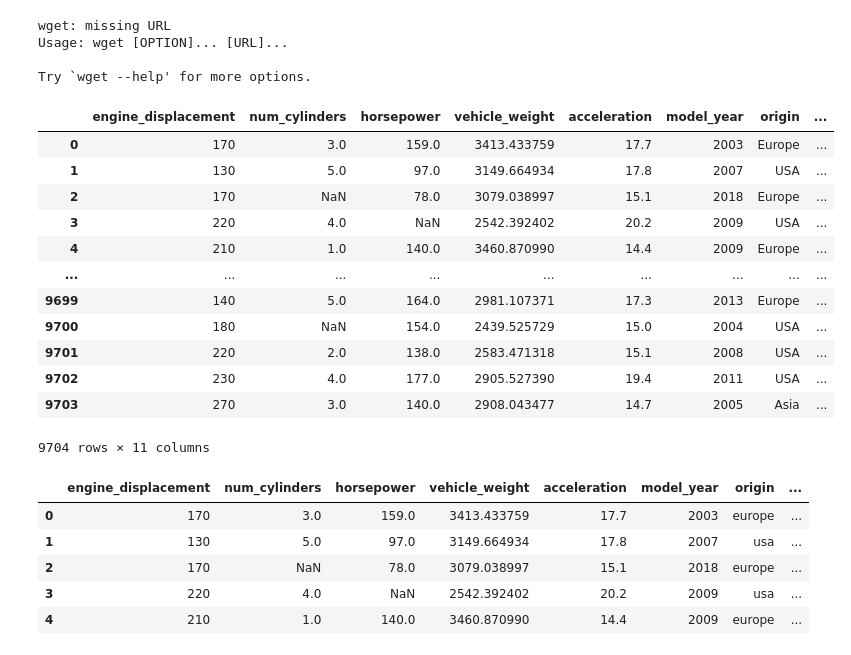
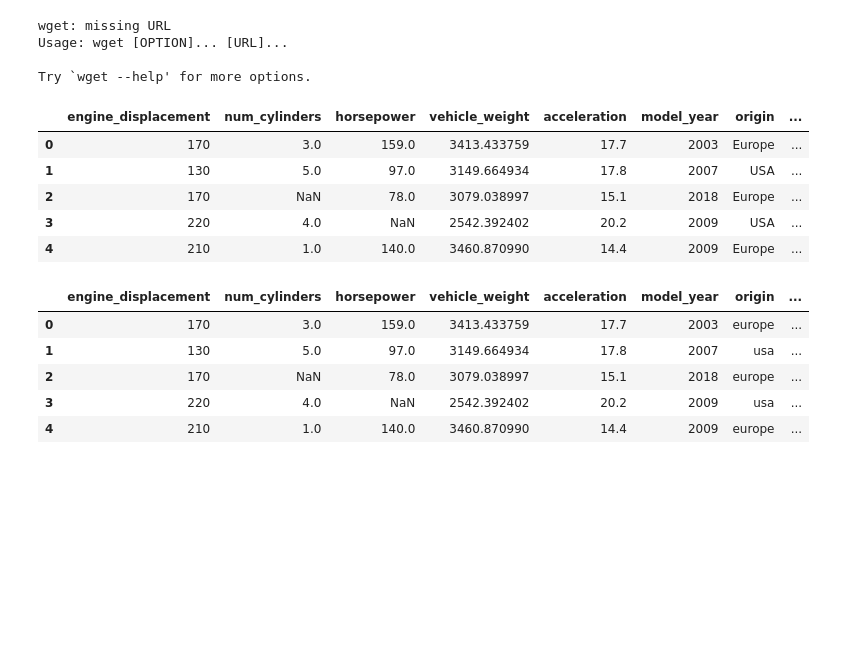
Before and after one commit to Gachaupatrick/machine-learning-zoomcamp-homework-, a Jupyter notebook: 02-Regression/homework.ipynb, the cells around one changed output. Cells and saved outputs as stored; diff of their text form; code cells hidden in the pictures; blank space fills up the shorter version.

```diff
--- a/02-Regression/homework.ipynb
+++ b/02-Regression/homework.ipynb
@@ -17,21 +17,14 @@ Try `wget --help' for more options.
 # %%
 df = pd.read_csv('car_fuel_efficiency.csv')
 # %%
-df
+df.head()
 # %% [output]
 |  | engine_displacement | num_cylinders | horsepower | vehicle_weight | acceleration | model_year | origin | ... |
 | 0 | 170 | 3.0 | 159.0 | 3413.433759 | 17.7 | 2003 | Europe | ... |
 | 1 | 130 | 5.0 | 97.0 | 3149.664934 | 17.8 | 2007 | USA | ... |
 | 2 | 170 | NaN | 78.0 | 3079.038997 | 15.1 | 2018 | Europe | ... |
 | 3 | 220 | 4.0 | NaN | 2542.392402 | 20.2 | 2009 | USA | ... |
 | 4 | 210 | 1.0 | 140.0 | 3460.870990 | 14.4 | 2009 | Europe | ... |
-| ... | ... | ... | ... | ... | ... | ... | ... | ... |
-| 9699 | 140 | 5.0 | 164.0 | 2981.107371 | 17.3 | 2013 | Europe | ... |
-| 9700 | 180 | NaN | 154.0 | 2439.525729 | 15.0 | 2004 | USA | ... |
-| 9701 | 220 | 2.0 | 138.0 | 2583.471318 | 15.1 | 2008 | USA | ... |
-| 9702 | 230 | 4.0 | 177.0 | 2905.527390 | 19.4 | 2011 | USA | ... |
-| 9703 | 270 | 3.0 | 140.0 | 2908.043477 | 14.7 | 2005 | Asia | ... |
-9704 rows × 11 columns
 # %%
 strings = list(df.dtypes[df.dtypes == 'str'].index)
 # %%
```
Also changed, not shown: parts of 33 cells of this notebook.
